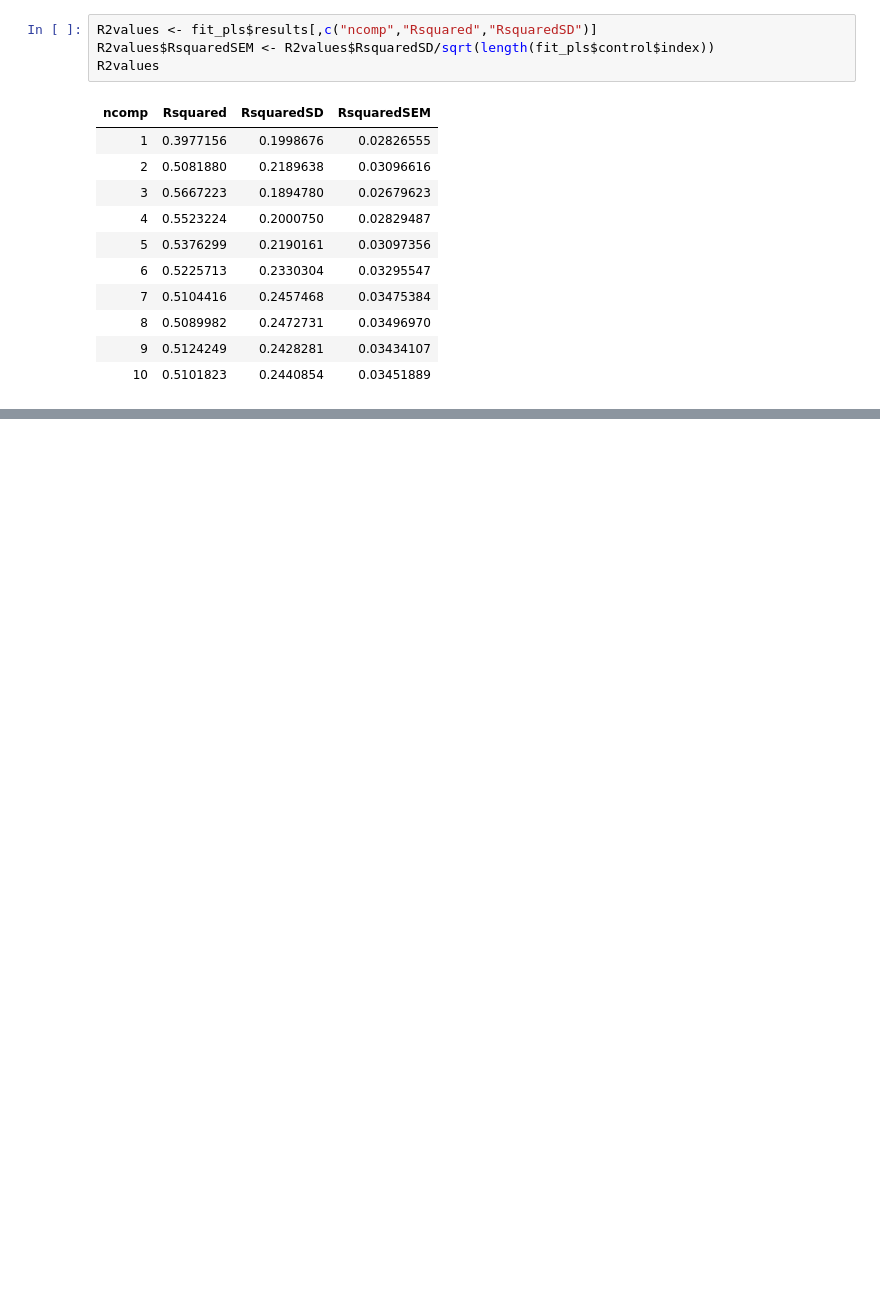
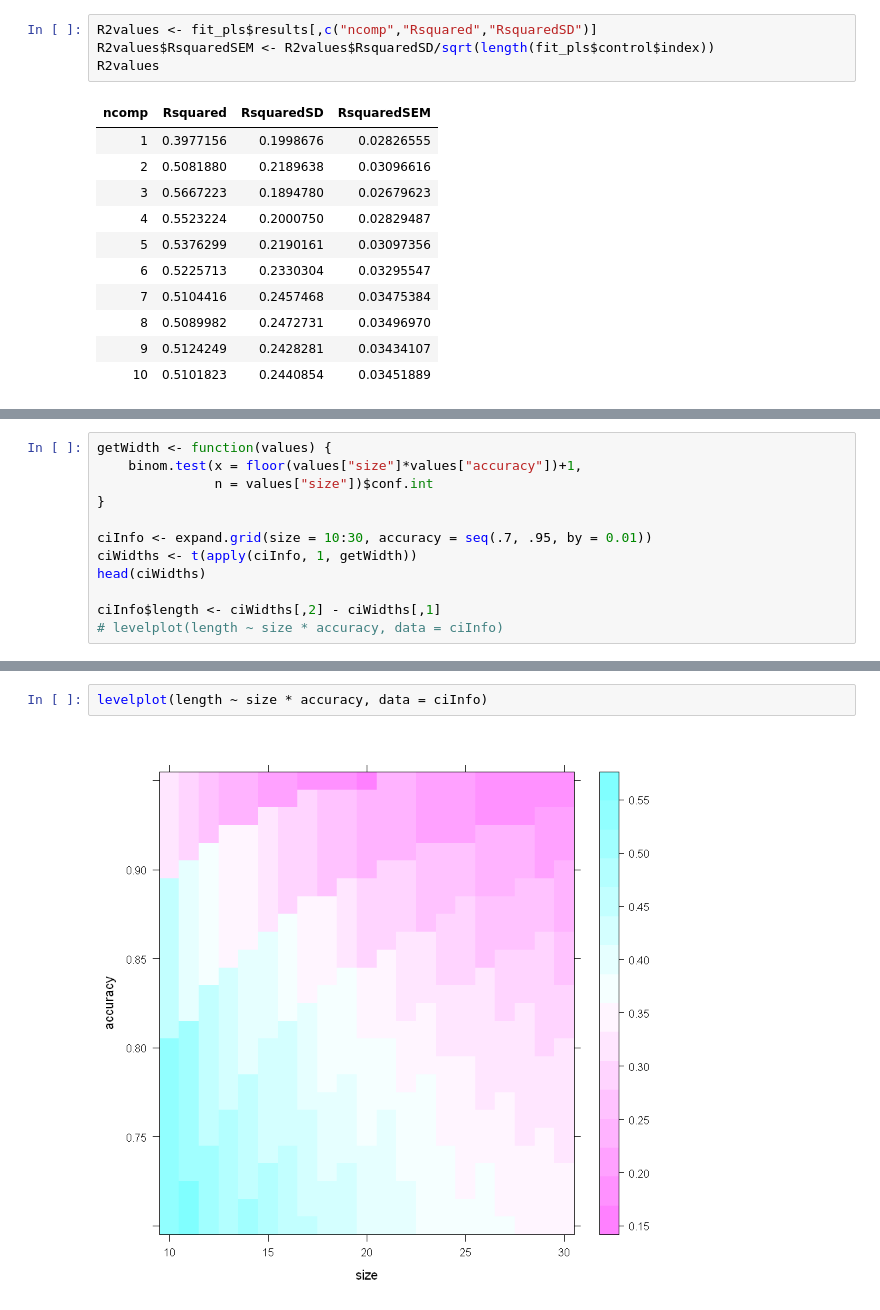
Before and after one commit to Randallzoeng/BookClub, a Jupyter notebook: AppliedPredictiveModeling/Chap. 4 Exercises.ipynb, the cells around one changed output, grey strips where cells are left out. Cells and saved outputs as stored; diff of their text form; blank space fills up the shorter version.

```diff
--- a/AppliedPredictiveModeling/Chap. 4 Exercises.ipynb
+++ b/AppliedPredictiveModeling/Chap. 4 Exercises.ipynb
@@ -188,0 +323,12 @@ R2values
+# %%
+getWidth <- function(values) {
+    binom.test(x = floor(values["size"]*values["accuracy"])+1,
+               n = values["size"])$conf.int
+}
+
+ciInfo <- expand.grid(size = 10:30, accuracy = seq(.7, .95, by = 0.01))
+ciWidths <- t(apply(ciInfo, 1, getWidth))
+head(ciWidths)
+
+ciInfo$length <- ciWidths[,2] - ciWidths[,1]
+# levelplot(length ~ size * accuracy, data = ciInfo)
@@ -188,0 +342,4 @@ R2values
+# %%
+levelplot(length ~ size * accuracy, data = ciInfo)
+# %% [output]
+[figure, added]
```
Also changed, not shown: parts of 14 cells of this notebook.
